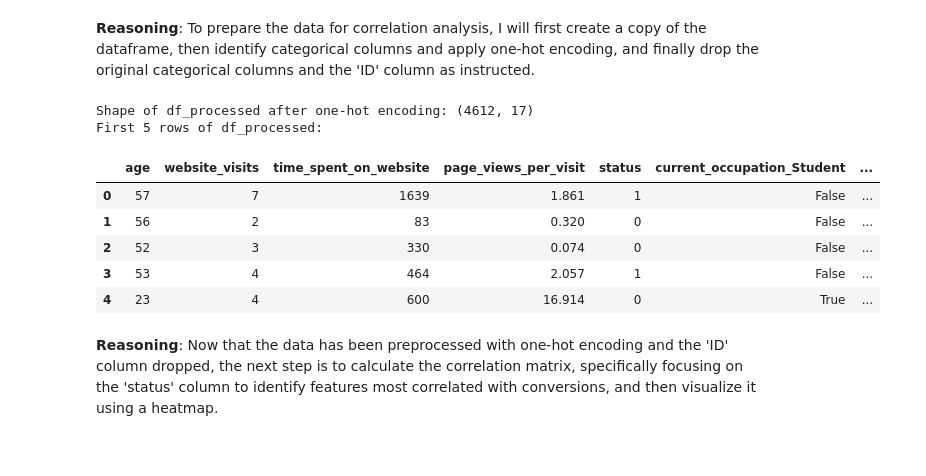
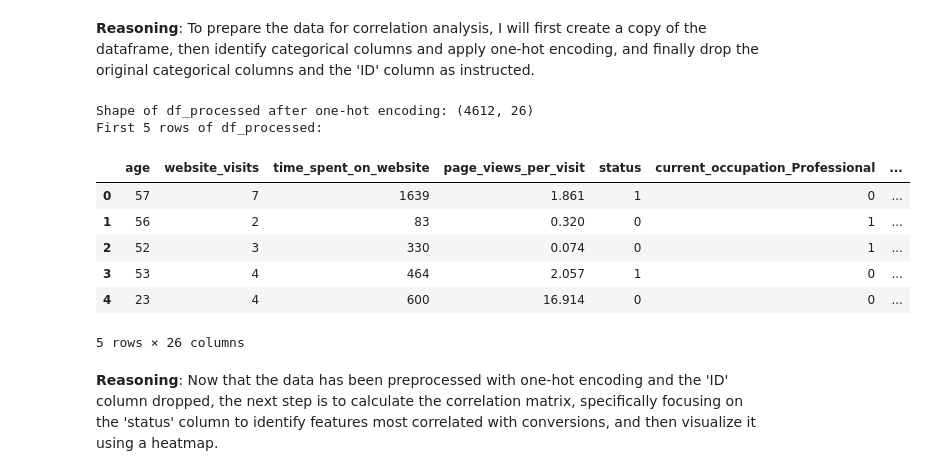
Before and after one commit to mikejoe144/MIT_Course_ElectiveProject, a Jupyter notebook: Learner Notebook - Full Code Version - Potential Customers Prediction.ipynb, the cells around one changed output. Drawn from its saved outputs; the diff is of its cells as text; code cells hidden in the pictures.

```diff
--- a/Learner Notebook - Full Code Version - Potential Customers Prediction.ipynb
+++ b/Learner Notebook - Full Code Version - Potential Customers Prediction.ipynb
@@ -419,30 +435,28 @@ To prepare the data for correlation analysis, I will first create a copy of the
 # %%
 df_processed = df.copy()
 
 # Drop the 'ID' column as it's not needed for correlation and is not a feature
 df_processed = df_processed.drop('ID', axis=1)
 
-# Explicitly set the category order for 'profile_completed' to ensure 'Low' is dropped when drop_first=True. it was already observed that low has a negative correlation to conversions
-df_processed['profile_completed'] = pd.Categorical(df_processed['profile_completed'], categories=['Low', 'Medium', 'High'], ordered=True)
-
-# Identify all columns to be one-hot encoded: these are now all 'object' dtypes and the 'category' dtype
+# Identify all categorical columns
 categorical_cols_for_dummies = df_processed.select_dtypes(include=['object', 'category']).columns
 
-# Apply one-hot encoding to identified categorical columns, dropping the first category (which will be 'Low' for profile_completed)
-df_processed = pd.get_dummies(df_processed, columns=categorical_cols_for_dummies, drop_first=True)
+# Apply one-hot encoding WITHOUT dropping the first category
+df_processed = pd.get_dummies(df_processed, columns=categorical_cols_for_dummies, dtype=int)
 
 print("Shape of df_processed after one-hot encoding:", df_processed.shape)
 print("First 5 rows of df_processed:")
 display(df_processed.head())
 # %% [output]
-Shape of df_processed after one-hot encoding: (4612, 17)
+Shape of df_processed after one-hot encoding: (4612, 26)
 First 5 rows of df_processed:
-|  | age | website_visits | time_spent_on_website | page_views_per_visit | status | current_occupation_Student | ... |
-| 0 | 57 | 7 | 1639 | 1.861 | 1 | False | ... |
-| 1 | 56 | 2 | 83 | 0.320 | 0 | False | ... |
-| 2 | 52 | 3 | 330 | 0.074 | 0 | False | ... |
-| 3 | 53 | 4 | 464 | 2.057 | 1 | False | ... |
-| 4 | 23 | 4 | 600 | 16.914 | 0 | True | ... |
+|  | age | website_visits | time_spent_on_website | page_views_per_visit | status | current_occupation_Professional | ... |
+| 0 | 57 | 7 | 1639 | 1.861 | 1 | 0 | ... |
+| 1 | 56 | 2 | 83 | 0.320 | 0 | 1 | ... |
+| 2 | 52 | 3 | 330 | 0.074 | 0 | 1 | ... |
+| 3 | 53 | 4 | 464 | 2.057 | 1 | 0 | ... |
+| 4 | 23 | 4 | 600 | 16.914 | 0 | 0 | ... |
+5 rows × 26 columns
 # %% [markdown]
 **Reasoning**:
 Now that the data has been preprocessed with one-hot encoding and the 'ID' column dropped, the next step is to calculate the correlation matrix, specifically focusing on the 'status' column to identify features most correlated with conversions, and then visualize it using a heatmap.
```
Also changed, not shown: parts of 9 cells of this notebook.
